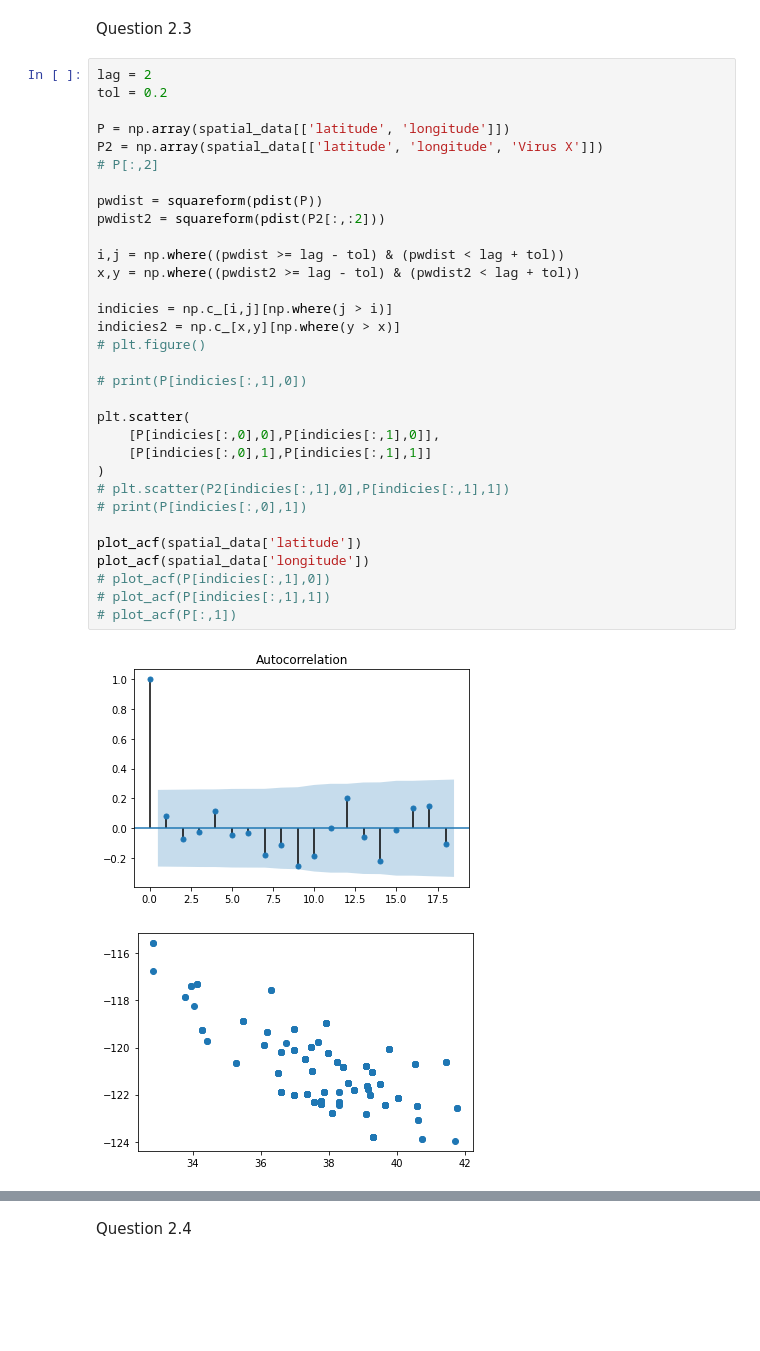
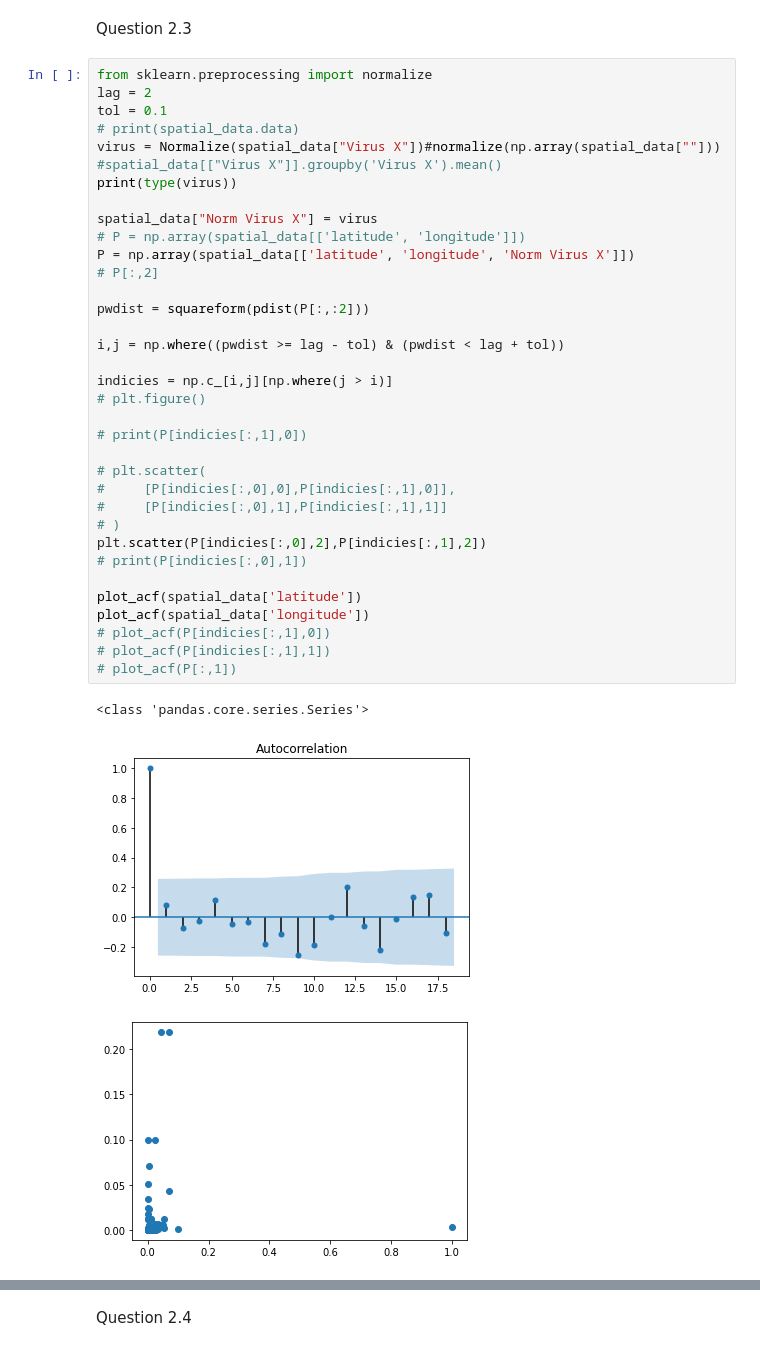
Before and after one commit to bryonie/Spatio_HW, a Jupyter notebook: Bryonie_Spatio_HW.ipynb, the cells around one changed output, grey strips where cells are left out. Cells and saved outputs as stored; diff of their text form; blank space fills up the shorter version.

```diff
--- a/Bryonie_Spatio_HW.ipynb
+++ b/Bryonie_Spatio_HW.ipynb
@@ -178,40 +178,43 @@ plt.show()
 # %% [markdown]
 Question 2.3
 # %%
+from sklearn.preprocessing import normalize
 lag = 2
-tol = 0.2
+tol = 0.1
+# print(spatial_data.data)
+virus = Normalize(spatial_data["Virus X"])#normalize(np.array(spatial_data[""])) #spatial_data[["Virus X"]].groupby('Virus X').mean()
+print(type(virus))
 
-P = np.array(spatial_data[['latitude', 'longitude']])
-P2 = np.array(spatial_data[['latitude', 'longitude', 'Virus X']])
+spatial_data["Norm Virus X"] = virus
+# P = np.array(spatial_data[['latitude', 'longitude']])
+P = np.array(spatial_data[['latitude', 'longitude', 'Norm Virus X']])
 # P[:,2]
 
-pwdist = squareform(pdist(P))
-pwdist2 = squareform(pdist(P2[:,:2]))
+pwdist = squareform(pdist(P[:,:2]))
 
 i,j = np.where((pwdist >= lag - tol) & (pwdist < lag + tol))
-x,y = np.where((pwdist2 >= lag - tol) & (pwdist2 < lag + tol))
 
 indicies = np.c_[i,j][np.where(j > i)]
-indicies2 = np.c_[x,y][np.where(y > x)]
 # plt.figure()
 
 # print(P[indicies[:,1],0])
 
-plt.scatter(
-    [P[indicies[:,0],0],P[indicies[:,1],0]],
-    [P[indicies[:,0],1],P[indicies[:,1],1]]
-)
-# plt.scatter(P2[indicies[:,1],0],P[indicies[:,1],1])
+# plt.scatter(
+#     [P[indicies[:,0],0],P[indicies[:,1],0]],
+#     [P[indicies[:,0],1],P[indicies[:,1],1]]
+# )
+plt.scatter(P[indicies[:,0],2],P[indicies[:,1],2])
 # print(P[indicies[:,0],1])
 
 plot_acf(spatial_data['latitude'])
 plot_acf(spatial_data['longitude'])
 # plot_acf(P[indicies[:,1],0])
 # plot_acf(P[indicies[:,1],1])
 # plot_acf(P[:,1])
 # %% [output]
+<class 'pandas.core.series.Series'>
 [figure]
-[figure, old version]
+[figure, new version]
 [figure]
 [figure]
 # %% [markdown]
```
